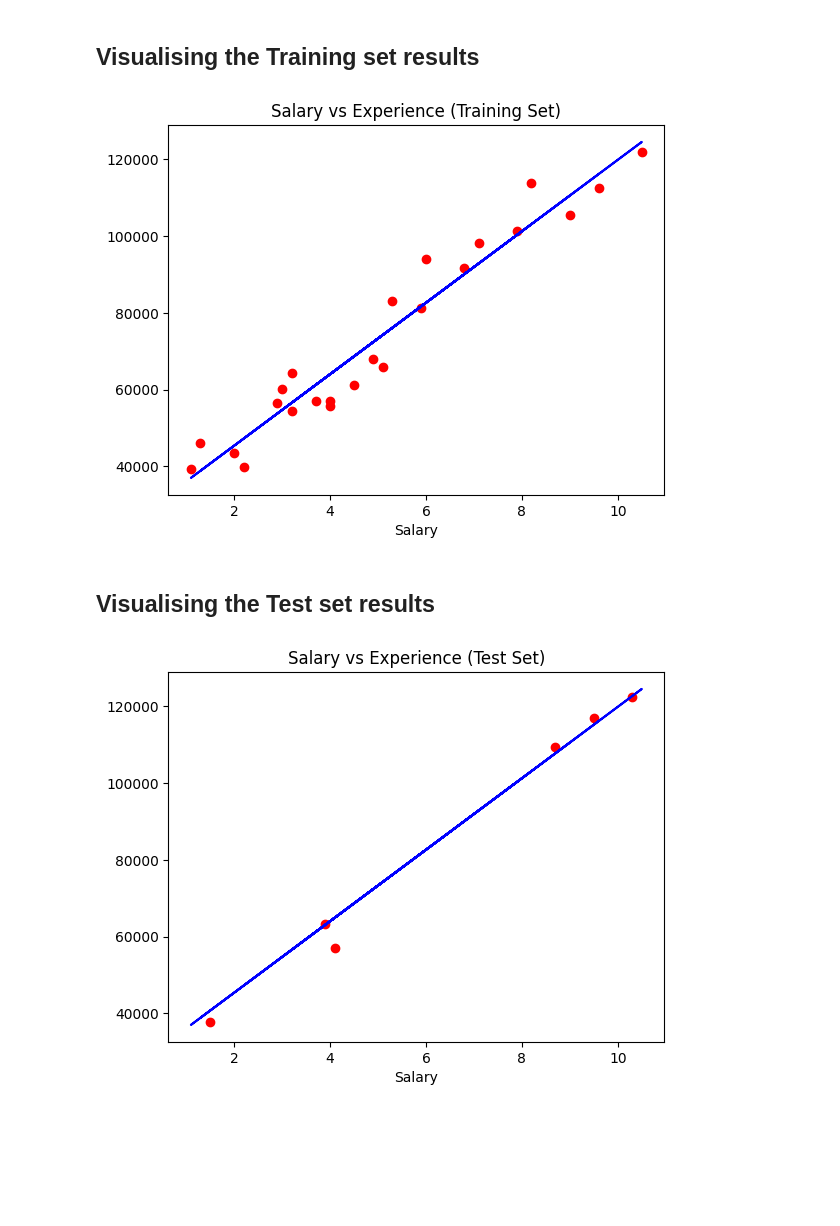
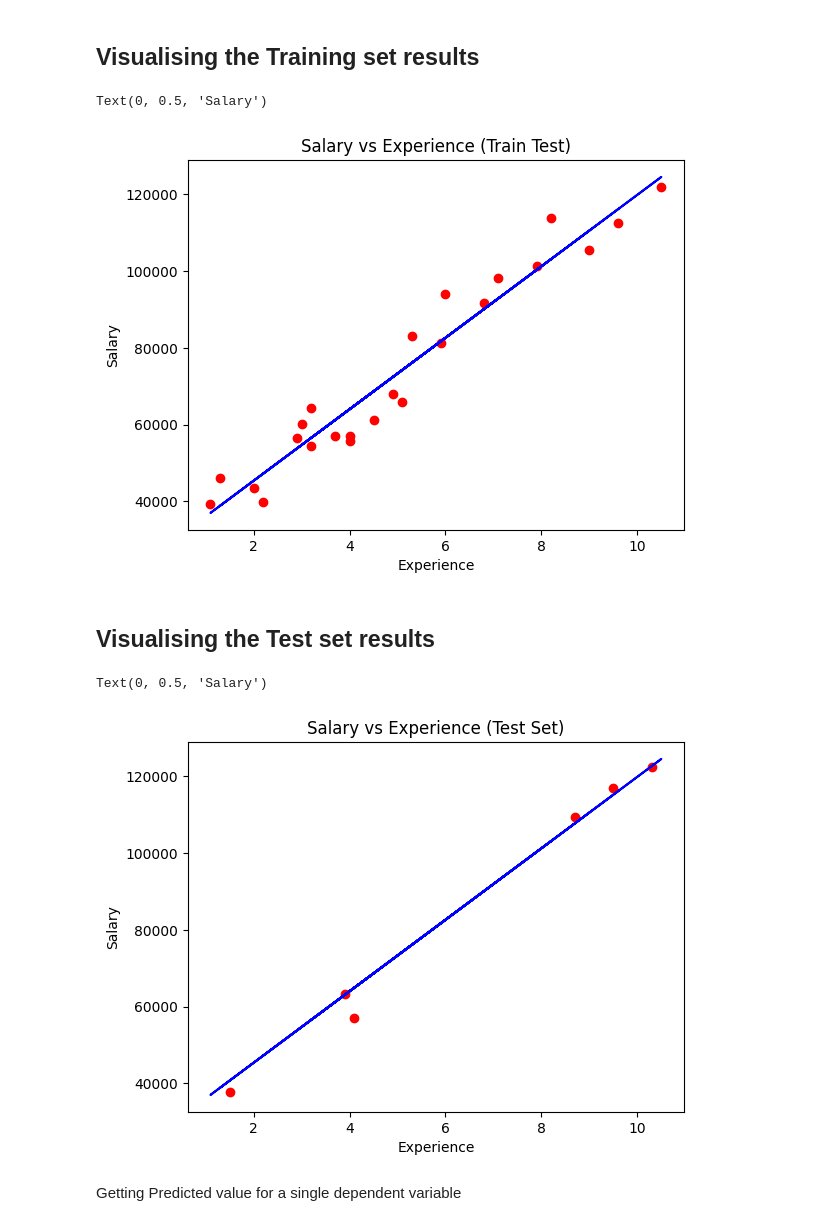
Before and after one commit to uv547756/Intro-to-ML, a Jupyter notebook: simple_linear_regression.ipynb, the cells around one changed output. Drawn from its saved outputs; the diff is of its cells as text; code cells hidden in the pictures; blank space fills up the shorter version.

```diff
--- a/simple_linear_regression.ipynb
+++ b/simple_linear_regression.ipynb
@@ -10,10 +12,10 @@ import pandas as pd
 ## Importing the dataset
 # %%
 dataset = pd.read_csv('Salary_Data.csv')
-X = dataset.iloc[:, :-1].values
+x = dataset.iloc[:, :-1].values
 y = dataset.iloc[:, -1].values
 # %% [markdown]
 ## Splitting the dataset into the Training set and Test set
 # %%
 from sklearn.model_selection import train_test_split
-X_train, X_test, y_train, y_test = train_test_split(X, y, test_size = 0.2, random_state = 0)
+x_train, x_test, y_train, y_test = train_test_split(x, y, test_size = 0.2, random_state = 0)
@@ -21,8 +62,8 @@ X_train, X_test, y_train, y_test = train_test_split(X, y, test_size = 0.2, rando
 ## Training the Simple Linear Regression model on the Training set
 # %%
 from sklearn.linear_model import LinearRegression
-regressor = LinearRegression()
-regressor.fit(X_train, y_train)
+regression = LinearRegression()
+regression.fit(x_train, y_train)
 # %% [output]
 LinearRegression()
 # %% [markdown]
@@ -32,22 +73,24 @@ y_pred = regressor.predict(X_test)
 # %% [markdown]
 ## Visualising the Training set results
 # %%
-plt.scatter(X_train, y_train, color = 'red')
-plt.plot(X_train, regressor.predict(X_train), color = 'blue')
-plt.title('Salary vs Experience (Training Set)')
-plt.xlabel('Years of Experience')
-plt.xlabel('Salary')
-plt.show()
+plt.scatter(x_train, y_train, color = 'red')
+plt.plot(x_train, regression.predict(x_train), color = 'blue')
+plt.title('Salary vs Experience (Train Test)')
+plt.xlabel('Experience')
+plt.ylabel('Salary')
 # %% [output]
+Text(0, 0.5, 'Salary')
-[figure, old version]
+[figure, new version]
 # %% [markdown]
 ## Visualising the Test set results
 # %%
-plt.scatter(X_test, y_test, color = 'red')
-plt.plot(X_train, regressor.predict(X_train), color = 'blue')
+plt.scatter(x_test, y_test, color = 'red')
+plt.plot(x_train, regression.predict(x_train), color = 'blue')
 plt.title('Salary vs Experience (Test Set)')
-plt.xlabel('Years of Experience')
-plt.xlabel('Salary')
-plt.show()
+plt.xlabel('Experience')
+plt.ylabel('Salary')
 # %% [output]
+Text(0, 0.5, 'Salary')
-[figure, old version]
+[figure, new version]
+# %% [markdown]
+Getting Predicted value for a single dependent variable
```
Also changed, not shown: parts of 11 cells of this notebook.
